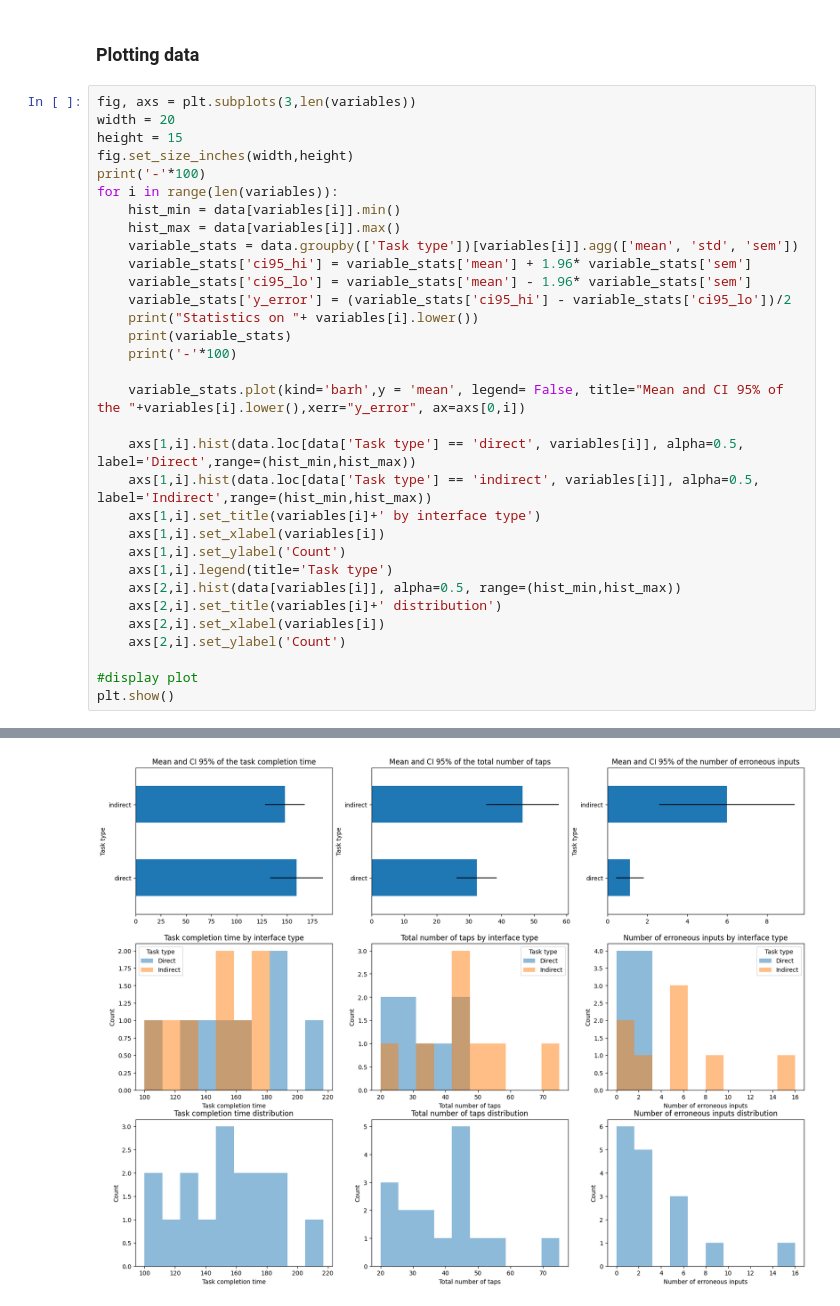
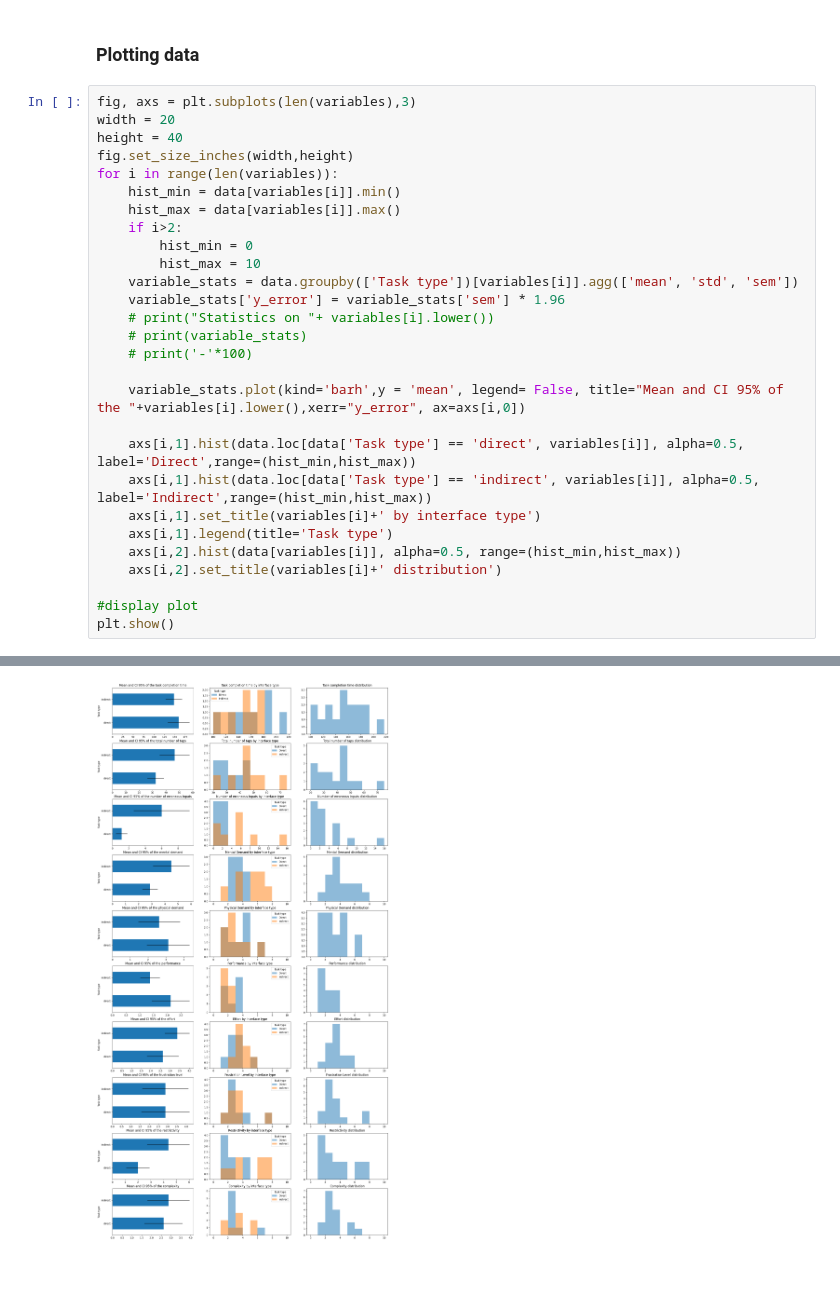
Before and after one commit to AlexLike/FlexStudio, a Jupyter notebook: study/statistical_analysis.ipynb, the cells around one changed output, grey strips where cells are left out. Drawn from its saved outputs; the diff is of its cells as text; blank space fills up the shorter version.

Commit message:
questionaire data

```diff
--- a/study/statistical_analysis.ipynb
+++ b/study/statistical_analysis.ipynb
@@ -120,34 +156,30 @@ plt.show()
 # %% [markdown]
 ### Plotting data
 # %%
-fig, axs = plt.subplots(3,len(variables))
+fig, axs = plt.subplots(len(variables),3)
 width = 20
-height = 15
+height = 40
 fig.set_size_inches(width,height)
-print('-'*100)
 for i in range(len(variables)):
     hist_min = data[variables[i]].min()
     hist_max = data[variables[i]].max()
+    if i>2:
+        hist_min = 0
+        hist_max = 10
     variable_stats = data.groupby(['Task type'])[variables[i]].agg(['mean', 'std', 'sem'])
-    variable_stats['ci95_hi'] = variable_stats['mean'] + 1.96* variable_stats['sem']
-    variable_stats['ci95_lo'] = variable_stats['mean'] - 1.96* variable_stats['sem']
-    variable_stats['y_error'] = (variable_stats['ci95_hi'] - variable_stats['ci95_lo'])/2
-    print("Statistics on "+ variables[i].lower())
-    print(variable_stats)
-    print('-'*100)
+    variable_stats['y_error'] = variable_stats['sem'] * 1.96
+    # print("Statistics on "+ variables[i].lower())
+    # print(variable_stats)
+    # print('-'*100)
 
-    variable_stats.plot(kind='barh',y = 'mean', legend= False, title="Mean and CI 95% of the "+variables[i].lower(),xerr="y_error", ax=axs[0,i])
+    variable_stats.plot(kind='barh',y = 'mean', legend= False, title="Mean and CI 95% of the "+variables[i].lower(),xerr="y_error", ax=axs[i,0])
 
-    axs[1,i].hist(data.loc[data['Task type'] == 'direct', variables[i]], alpha=0.5, label='Direct',range=(hist_min,hist_max))
-    axs[1,i].hist(data.loc[data['Task type'] == 'indirect', variables[i]], alpha=0.5, label='Indirect',range=(hist_min,hist_max))
-    axs[1,i].set_title(variables[i]+' by interface type')
-    axs[1,i].set_xlabel(variables[i])
-    axs[1,i].set_ylabel('Count')
-    axs[1,i].legend(title='Task type')
-    axs[2,i].hist(data[variables[i]], alpha=0.5, range=(hist_min,hist_max))
-    axs[2,i].set_title(variables[i]+' distribution')
-    axs[2,i].set_xlabel(variables[i])
-    axs[2,i].set_ylabel('Count')
+    axs[i,1].hist(data.loc[data['Task type'] == 'direct', variables[i]], alpha=0.5, label='Direct',range=(hist_min,hist_max))
+    axs[i,1].hist(data.loc[data['Task type'] == 'indirect', variables[i]], alpha=0.5, label='Indirect',range=(hist_min,hist_max))
+    axs[i,1].set_title(variables[i]+' by interface type')
+    axs[i,1].legend(title='Task type')
+    axs[i,2].hist(data[variables[i]], alpha=0.5, range=(hist_min,hist_max))
+    axs[i,2].set_title(variables[i]+' distribution')
 
 #display plot
 plt.show()
@@ -174,2 +187,2 @@ indirect   6.000  4.898979  1.732051  9.39482  2.60518  3.39482
-[figure, old version]
+[figure, new version]
 # %% [markdown]
```
Also changed, not shown: parts of 8 cells of this notebook, 1 other file.
